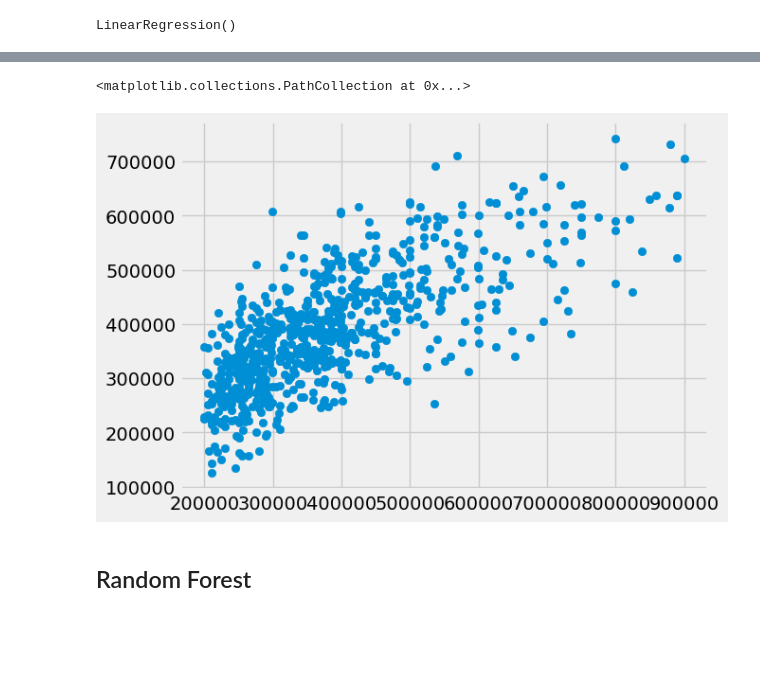
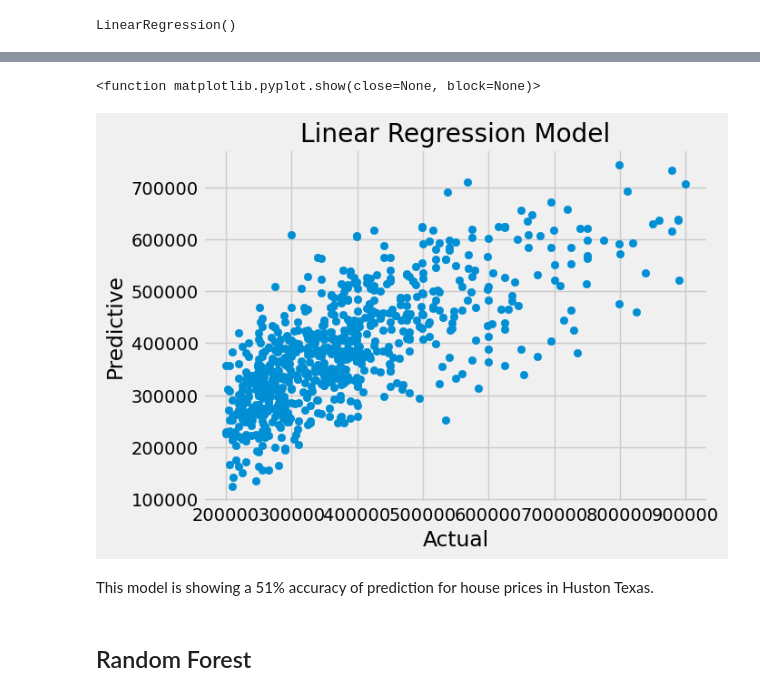
Before and after one commit to Hecgithub/House_Price_Prediction, a Jupyter notebook: 03_Code_and_Data/05_ML_Model/ML_House_Prediction_Prices_Updated.ipynb, the cells around one changed output, grey strips where cells are left out. Drawn from its saved outputs; the diff is of its cells as text; code cells hidden in the pictures; blank space fills up the shorter version.

Commit message:
Added supportive descriptions to the ML models

```diff
--- a/03_Code_and_Data/05_ML_Model/ML_House_Prediction_Prices_Updated.ipynb
+++ b/03_Code_and_Data/05_ML_Model/ML_House_Prediction_Prices_Updated.ipynb
@@ -263,7 +263,20 @@ R2:  0.3997988569126317
-# %%
-plt.scatter(y_test, yr_hat)
-# %% [output]
-<matplotlib.collections.PathCollection at 0x...>
-[figure, removed]
+# %%
+# Create the scatter plot
+plt.scatter(y_test, yr_hat)
+
+# Add a title
+plt.title('Linear Regression Model')
+
+# Add x and y axis labels
+plt.xlabel('Actual')
+plt.ylabel('Predictive')
+
+# Show the plot
+plt.show
+# %% [output]
+<function matplotlib.pyplot.show(close=None, block=None)>
+[figure, added]
+# %% [markdown]
+This model is showing a 51% accuracy of prediction for house prices in Huston Texas.
 # %% [markdown]
 ## Random Forest
```
Also changed, not shown: parts of 11 cells of this notebook.
